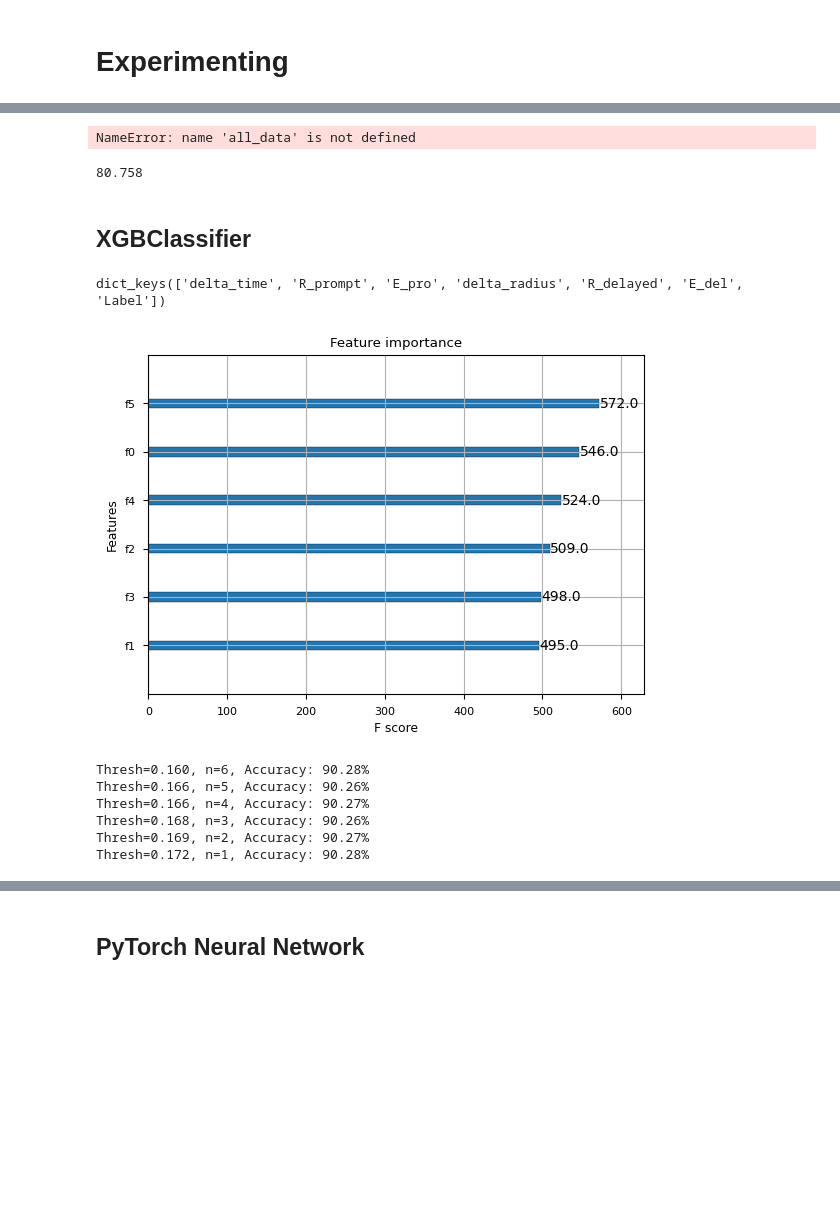
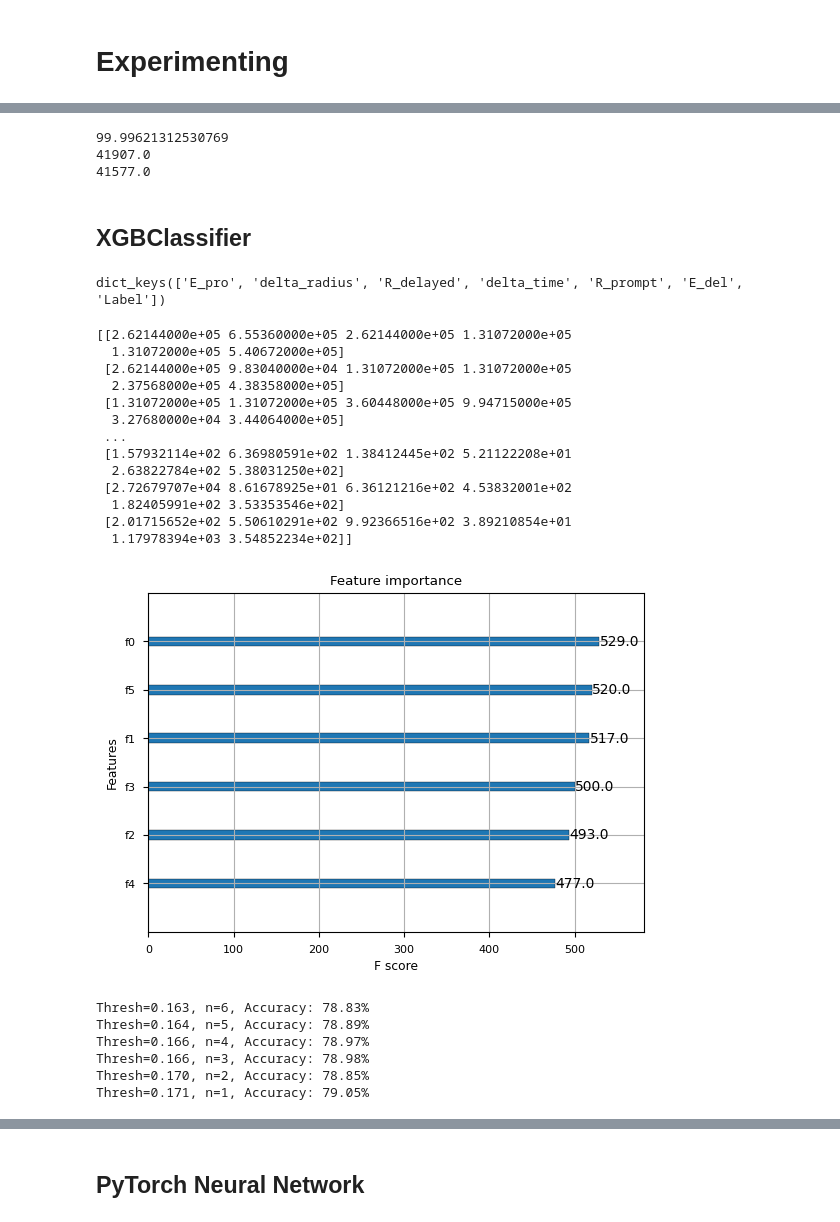
Before and after one commit to Fabiocufino/Thesis, a Jupyter notebook: Analysis/FeaturesCreation/train_dataset_creation.ipynb, the cells around one changed output, grey strips where cells are left out. Drawn from its saved outputs; the diff is of its cells as text; code cells hidden in the pictures; blank space fills up the shorter version.

Commit message:
Analysis:
feature map plot

```diff
--- a/Analysis/FeaturesCreation/train_dataset_creation.ipynb
+++ b/Analysis/FeaturesCreation/train_dataset_creation.ipynb
@@ -23,8 +23,8 @@ plt.rcParams["patch.force_edgecolor"] = True
 For the dataset we will use -unoscillated_IBD_userfile- and -radioactivity_userfile_7days- for the background.
 # %%
 file_BKG = up.open("radioactivity_userfile_7days.root")
-file_IBD = up.open('../BrutalCuts/unoscillated_IBD_userfile.root')
-# file_IBD = up.open('ibd_userfile_7days.root')
+#file_IBD = up.open('../BrutalCuts/unoscillated_IBD_userfile.root')
+file_IBD = up.open('ibd_userfile_1500days.root')
 
 
 dataset_IBD_all = file_IBD['TRec'].arrays(library = 'np')
@@ -358,27 +353,32 @@ print(all_feature['Label'].sum())
 # %%
-prompt_columns, delay_columns, delay_columns_carb = selection(all_data["delta_time"],
-                                                              all_data["delta_radius"],
-                                                              all_data["E_pro"],
-                                                              all_data["E_del"])
-#Da finire
+prompt_columns, delay_columns, delay_columns_carb = selection(all_feature["delta_time"],
+                                                              all_feature["delta_radius"],
+                                                              all_feature["E_pro"],
+                                                              all_feature["E_del"])
-# %% [output]
-NameError: name 'all_data' is not defined
-# %%
-print(((prompt_columns.sum() + delay_columns.sum() + delay_columns_carb.sum())/cut) * 100)
-# %% [output]
-80.758
+# %%
+TP = np.logical_and(all_feature['Label'] == 1, prompt_columns == 1)
+TN = np.logical_and(all_feature['Label'] == 0, prompt_columns == 0)
+FN = np.logical_and(all_feature["Label"] == 0, prompt_columns == 1)
+FP = np.logical_and(all_feature["Label"] == 1, prompt_columns == 0)
+print(((TP.sum()+TN.sum())/(TP.sum()+TN.sum()+FN.sum()+FN.sum())) * 100)
+print(all_feature["Label"].sum())
+print(prompt_columns.sum())
+# %% [output]
+99.99621312530769
+41907.0
+41577.0
 # %% [markdown]
 ## XGBClassifier
 # %%
 all_feature.keys()
 # %% [output]
-dict_keys(['delta_time', 'R_prompt', 'E_pro', 'delta_radius', 'R_delayed', 'E_del', 'Label'])
+dict_keys(['E_pro', 'delta_radius', 'R_delayed', 'delta_time', 'R_prompt', 'E_del', 'Label'])
 # %%
 import xgboost as xgb
 from sklearn.model_selection import train_test_split
 from sklearn.metrics import accuracy_score
 
-X = np.concatenate((all_feature['E_del'], all_feature['delta_time'], all_feature['E_pro'], all_feature['R_delayed'], all_feature['R_prompt'], all_feature['delta_radius']), axis=0).reshape(-1,6)
+X = np.concatenate((all_feature['delta_time'], all_feature['E_del'], all_feature['E_pro'], all_feature['R_delayed'], all_feature['R_prompt'], all_feature['delta_radius']), axis=0).reshape(-1,6)
 Y = all_feature['Label'].reshape(-1,1)
 
 X_train, X_test, y_train, y_test = train_test_split(X, Y, test_size=.2)
@@ -396,37 +396,50 @@ dtest = xgb.DMatrix(X_test, label=y_test, feature_names=feature_names)
 from xgboost import XGBClassifier
 from xgboost import plot_importance
 from matplotlib import pyplot
 
 model = XGBClassifier()
 model.fit(X_train, y_train)
 
 # plot feature importance
 plot_importance(model)
 pyplot.show()
 
 # use feature importance for feature selection
 from numpy import sort
 from sklearn.feature_selection import SelectFromModel
 
 # Fit model using each importance as a threshold
 thresholds = sort(model.feature_importances_)
 for thresh in thresholds:
     # select features using threshold
     selection = SelectFromModel(model, threshold=thresh, prefit=True)
     select_X_train = selection.transform(X_train)
     # train model
     selection_model = XGBClassifier()
     selection_model.fit(select_X_train, y_train)
     # eval model
     select_X_test = selection.transform(X_test)
     y_pred = selection_model.predict(select_X_test)
     accuracy = accuracy_score(y_test, y_pred)
     print("Thresh=%.3f, n=%d, Accuracy: %.2f%%" % (thresh, select_X_train.shape[1], accuracy*100.0))
 # %% [output]
+[[2.62144000e+05 6.55360000e+05 2.62144000e+05 1.31072000e+05
+  1.31072000e+05 5.40672000e+05]
+ [2.62144000e+05 9.83040000e+04 1.31072000e+05 1.31072000e+05
+  2.37568000e+05 4.38358000e+05]
+ [1.31072000e+05 1.31072000e+05 3.60448000e+05 9.94715000e+05
+  3.27680000e+04 3.44064000e+05]
+ ...
+ [1.57932114e+02 6.36980591e+02 1.38412445e+02 5.21122208e+01
+  2.63822784e+02 5.38031250e+02]
+ [2.72679707e+04 8.61678925e+01 6.36121216e+02 4.53832001e+02
+  1.82405991e+02 3.53353546e+02]
+ [2.01715652e+02 5.50610291e+02 9.92366516e+02 3.89210854e+01
+  1.17978394e+03 3.54852234e+02]]
-[figure, old version]
+[figure, new version]
-Thresh=0.160, n=6, Accuracy: 90.28%
-Thresh=0.166, n=5, Accuracy: 90.26%
-Thresh=0.166, n=4, Accuracy: 90.27%
-Thresh=0.168, n=3, Accuracy: 90.26%
-Thresh=0.169, n=2, Accuracy: 90.27%
-Thresh=0.172, n=1, Accuracy: 90.28%
+Thresh=0.163, n=6, Accuracy: 78.83%
+Thresh=0.164, n=5, Accuracy: 78.89%
+Thresh=0.166, n=4, Accuracy: 78.97%
+Thresh=0.166, n=3, Accuracy: 78.98%
+Thresh=0.170, n=2, Accuracy: 78.85%
+Thresh=0.171, n=1, Accuracy: 79.05%
```
Also changed, not shown: parts of 21 cells of this notebook, 3 other files.
